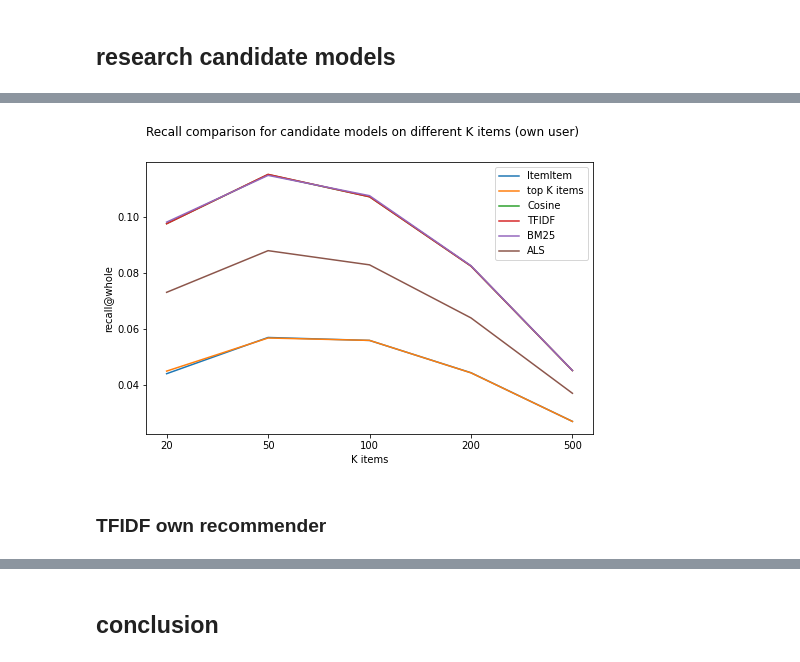
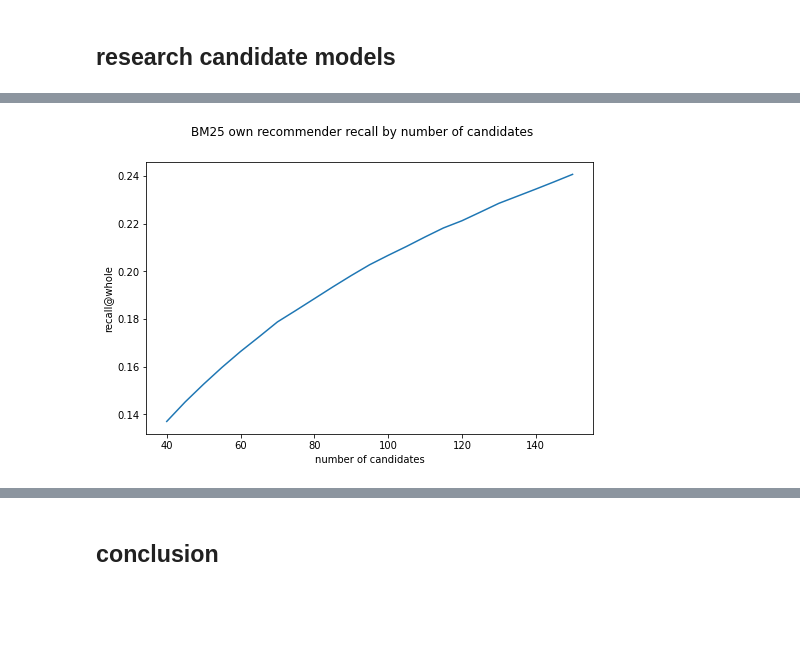
Before and after one commit to j2cry/gb_recommends, a Jupyter notebook: hw6/research_candidate_models.ipynb, the cells around one changed output, grey strips where cells are left out. Saved outputs shown, nothing was run; the diff lists cells and outputs as text; code cells hidden in the pictures; blank space fills up the shorter version.

Commit message:
hw6: recalc candidate models research; lv2 template
fix metrics!

```diff
--- a/hw6/research_candidate_models.ipynb
+++ b/hw6/research_candidate_models.ipynb
@@ -51,3 +50,6 @@ candidate_params = {
     'item_to_idx': pre.item_to_idx,
     'user_to_idx': pre.user_to_idx
 }
+
+nearest_users_array = np.array([1, 2, 5])
+models = ('ItemItem', 'Cosine', 'TFIDF', 'BM25', 'ALS')
@@ -116,0 +180,18 @@ Wall time: 14min 16s
+# %%
+%%time
+metrics = []
+n_candidates = np.arange(40, 151, 5)
+candidate_params = {
+    'train': pre.train_uim_sparse,
+    'weighted': pre.train_uim_weighted,
+    'top_items': pre.top_k_items,
+    'placeholder_id': pre.placeholder_id,
+    'idx_to_item': pre.idx_to_item,
+    'item_to_idx': pre.item_to_idx,
+    'user_to_idx': pre.user_to_idx
+}
+cm = CandidateModel('BM25', **candidate_params)
+cm.fit(K=1)     # BM25 own recommender
+for n in n_candidates:
+    predicts = cm.predict(true_values['user_id'], N=n)
+    metrics.append(calc_mean_metric(recall, true_values['actual'], predicts,))
@@ -117,14 +201,9 @@ Wall time: 14min 16s
 # %%
 plt.figure(figsize=(8, 5))
-plt.suptitle('Recall comparison for candidate models on different K items (own user)')
-plt.xlabel('K items')
+plt.suptitle('BM25 own recommender recall by number of candidates')
+plt.xlabel('number of candidates')
 plt.ylabel('recall@whole')
-plt.plot(metrics.T)
-plt.legend(labels=metrics.index);
-plt.savefig('recall_K_nearest_items(own_recommender).png')
-# plt.savefig('recall_K_nearest_items(nearest_user_recommender).png')
-# plt.savefig('recall_K_nearest_items(10_nearest_users_recommender).png')
+plt.plot(n_candidates, metrics)
+plt.savefig('recall_BM25(own_recommender)_by_n_candidates.png')
 # %% [output]
-[figure, old version]
+[figure, new version]
-# %% [markdown]
-### TFIDF own recommender
```
Also changed, not shown: parts of 17 cells of this notebook, 21 other files.
